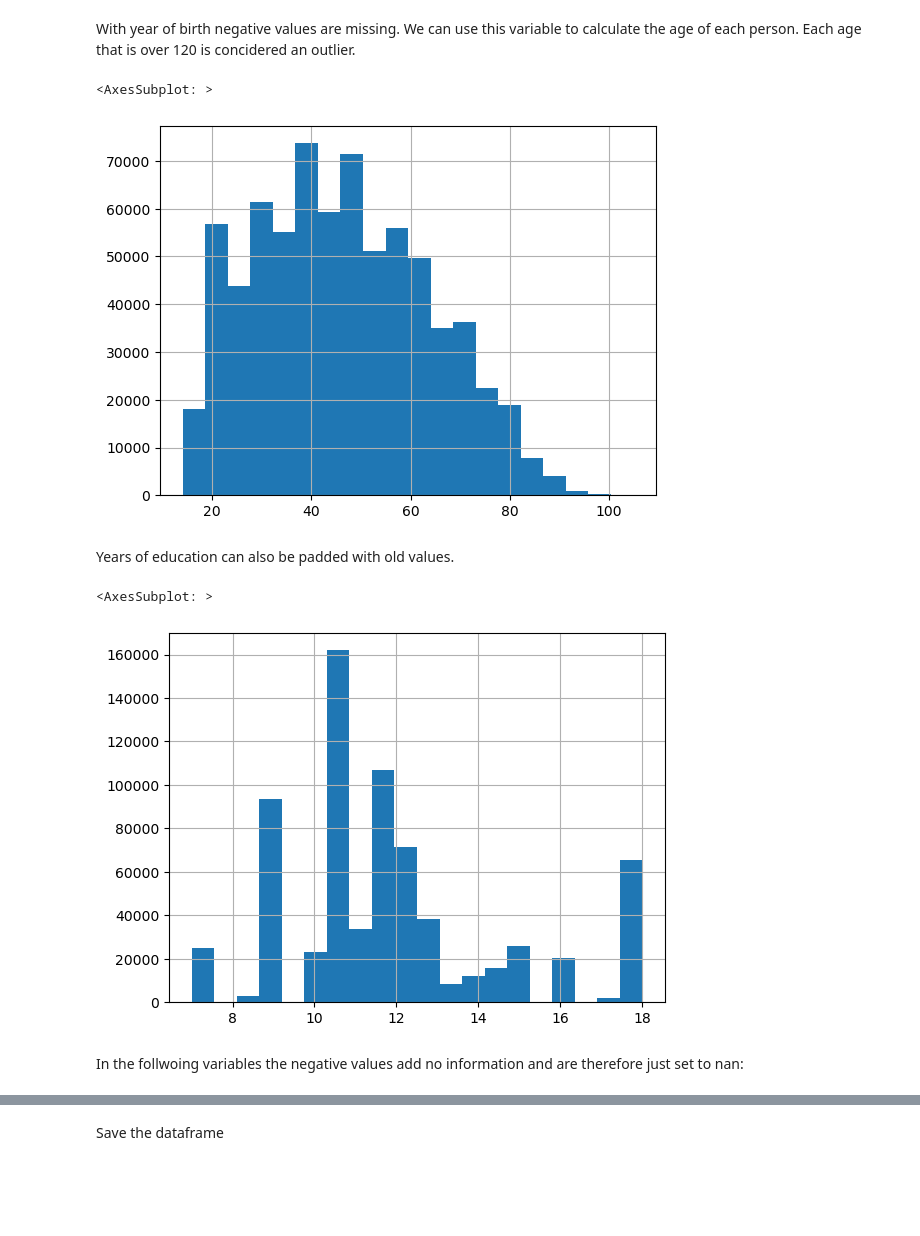
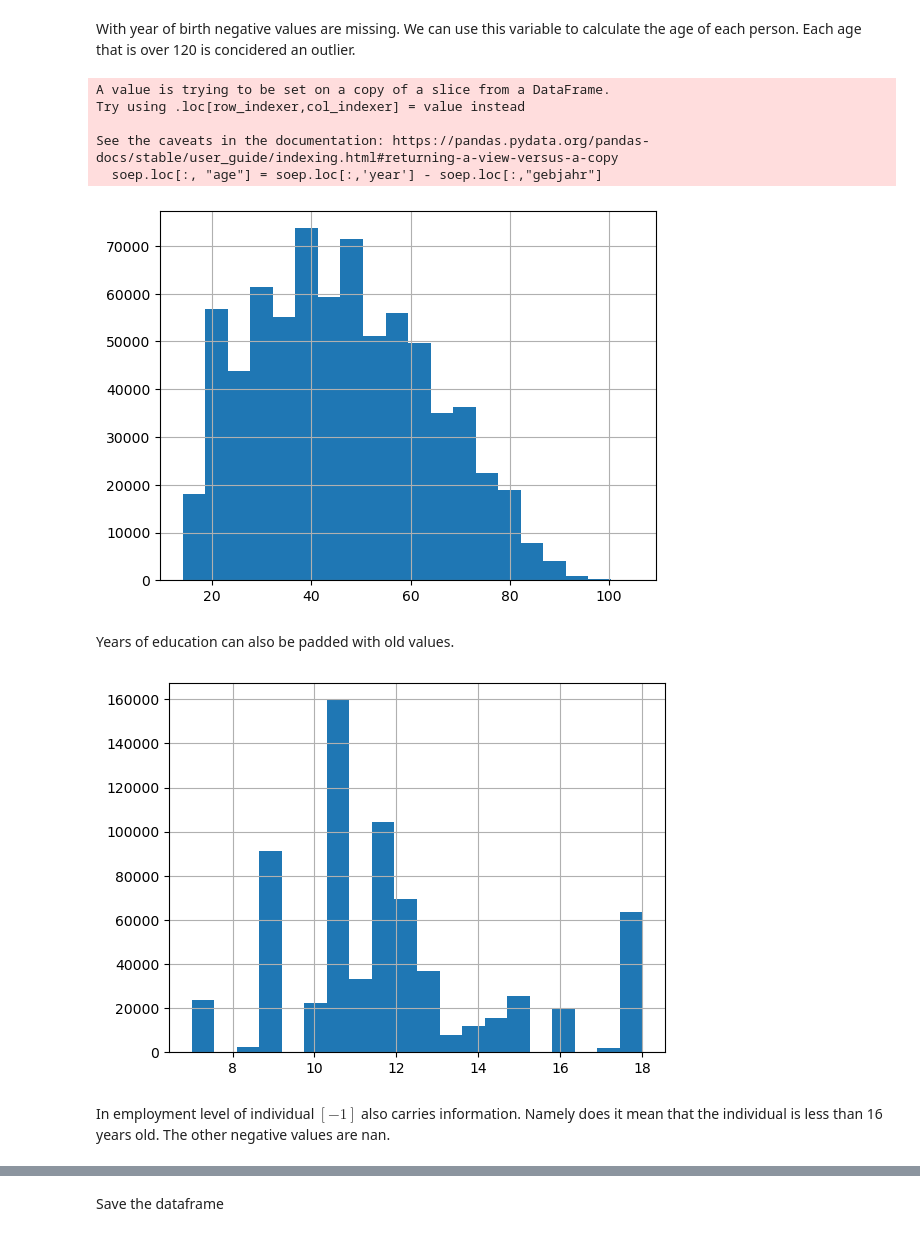
Before and after one commit to marcosousapoza/swb-temperature, a Jupyter notebook: soepmerge.ipynb, the cells around one changed output, grey strips where cells are left out. Saved outputs shown, nothing was run; the diff lists cells and outputs as text; code cells hidden in the pictures; blank space fills up the shorter version.

```diff
--- a/soepmerge.ipynb
+++ b/soepmerge.ipynb
@@ -157,9 +155,13 @@ import matplotlib.pyplot as plt
+# %%
+soep = soep[(soep['month'] >= 1) & (soep['bula_h'] >= 1) & (soep['day'] >= 1)]
+treated.append(['year', 'month'])
 # %% [markdown]
 The number of children is a numerical value. If a person did not have children the value is $-2$. This is changed to 0.
 All the other values are nan values. However, since the number of children does not change ofter, we can fill nan values with earlier observations.
 # %%
-soep['hlc0043'] = soep['hlc0043'].replace({-2:0})
+soep.loc[soep['hlc0043']==-2, 'hlc0043'] += 2
 soep.loc[soep['hlc0043'] < 0, 'hlc0043'] = np.nan
-soep['hlc0043'] = soep['hlc0043'].fillna(method='ffill')
+#soep['hlc0043'] = soep['hlc0043'].fillna(method='ffill')
 soep[['hlc0043']].value_counts(dropna=False).plot(kind='bar')
+treated.append('hlc0043')
 # %% [output]
@@ -175,4 +176,5 @@ soep.loc[soep['partner'] == 4, 'partner'] = 2
 # the rest is nan
 soep.loc[(soep['partner'] == 5) | (soep['partner'] < 0), 'partner'] = np.nan
 soep[['partner']].value_counts(dropna=False).plot(kind='bar')
+treated.append('partner')
 # %% [output]
@@ -182,20 +183,23 @@ soep[['partner']].value_counts(dropna=False).plot(kind='bar')
 With year of birth negative values are missing. We can use this variable to calculate the age of each person. Each age that is over 120 is concidered an outlier.
 # %%
 soep.loc[soep['gebjahr'] < 1800, 'gebjahr'] = np.nan
-soep["age"] = soep["year"] - soep["gebjahr"]
-soep[soep["age"] > 120] = np.nan
+soep.loc[:, "age"] = soep.loc[:,'year'] - soep.loc[:,"gebjahr"]
+soep.loc[soep["age"] > 120, "age"] = np.nan
 soep['age'].hist(bins=20)
+treated.append(['age', 'gebjahr'])
 # %% [output]
-<AxesSubplot: >
+A value is trying to be set on a copy of a slice from a DataFrame.
+Try using .loc[row_indexer,col_indexer] = value instead
+
+See the caveats in the documentation: https://pandas.pydata.org/pandas-docs/stable/user_guide/indexing.html#returning-a-view-versus-a-copy
+  soep.loc[:, "age"] = soep.loc[:,'year'] - soep.loc[:,"gebjahr"]
 [figure]
 # %% [markdown]
 Years of education can also be padded with old values.
 # %%
 soep.loc[soep['d11109'] < 0, 'd11109'] = np.nan
-soep['d11109'] = soep['d11109'].fillna(method='ffill', limit=2)
+#soep['d11109'] = soep['d11109'].fillna(method='ffill', limit=2)
 soep['d11109'].hist(bins=20)
+treated.append('d11109')
 # %% [output]
-<AxesSubplot: >
-[figure, old version]
+[figure, new version]
-# %% [markdown]
-In the follwoing variables the negative values add no information and are therefore just set to nan:
@@ -205,0 +206,2 @@ for col in cols:
+# %% [markdown]
+In employment level of individual $[-1]$ also carries information. Namely does it mean that the individual is less than 16 years old. The other negative values are nan.
```
Also changed, not shown: parts of 16 cells of this notebook, 2 other files.
